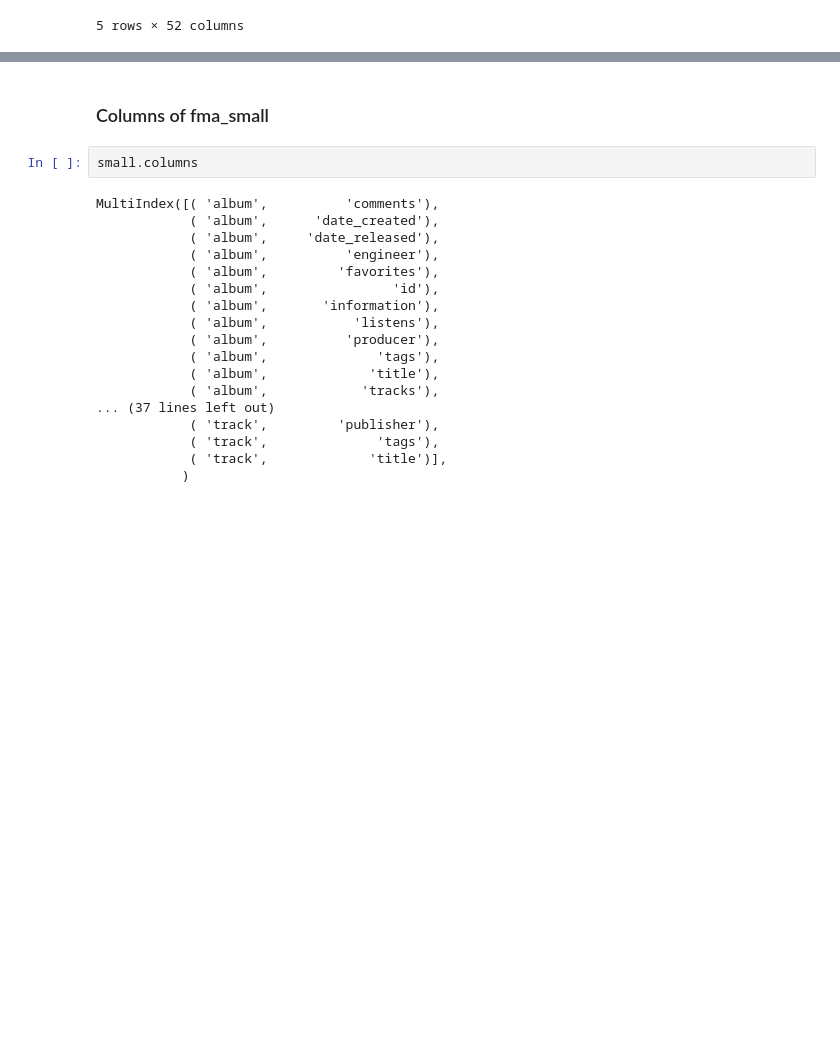
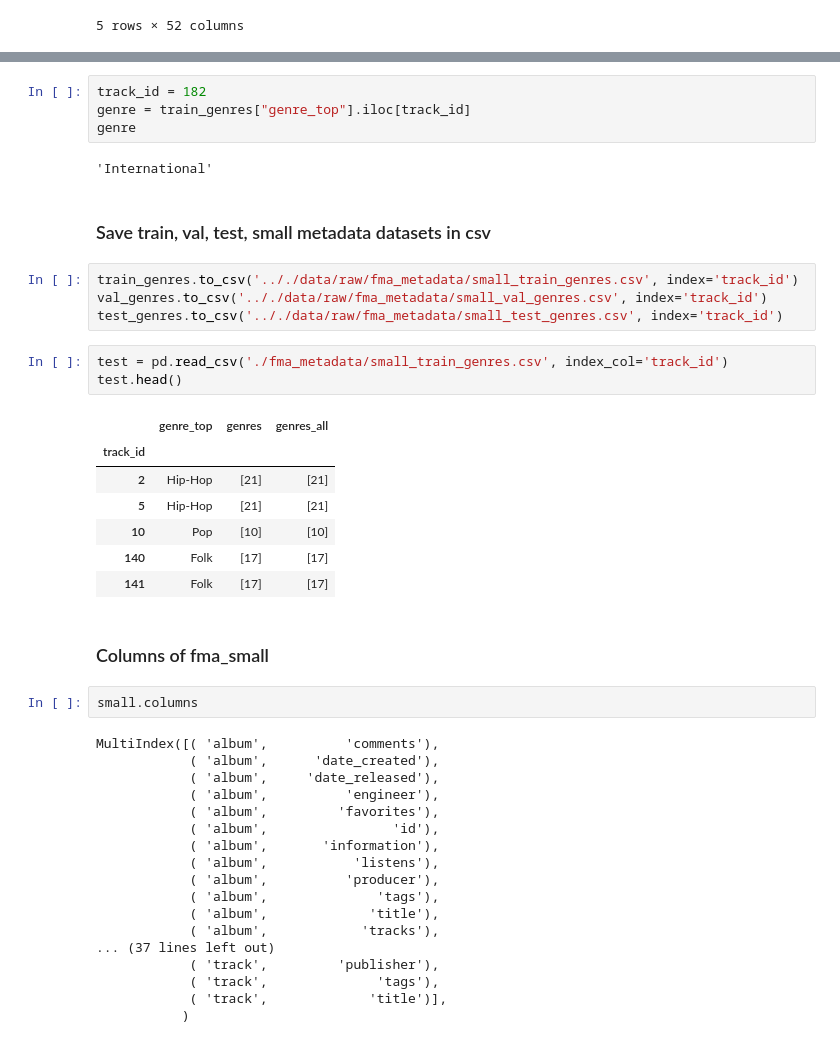
Before and after one commit to Glttr/Deep_learning_FMA, a Jupyter notebook: notebooks/1_exploration.ipynb, the cells around one changed output, grey strips where cells are left out. Cells and saved outputs as stored; diff of their text form; blank space fills up the shorter version.

```diff
--- a/notebooks/1_exploration.ipynb
+++ b/notebooks/1_exploration.ipynb
@@ -110,3 +199,26 @@ small.head()
+# %%
+track_id = 182
+genre = train_genres["genre_top"].iloc[track_id]
+genre
+# %% [output]
+'International'
+# %% [markdown]
+### Save train, val, test, small metadata datasets in csv
+# %%
+train_genres.to_csv('.././data/raw/fma_metadata/small_train_genres.csv', index='track_id')
+val_genres.to_csv('.././data/raw/fma_metadata/small_val_genres.csv', index='track_id')
+test_genres.to_csv('.././data/raw/fma_metadata/small_test_genres.csv', index='track_id')
+# %%
+test = pd.read_csv('./fma_metadata/small_train_genres.csv', index_col='track_id')
+test.head()
+# %% [output]
+|  | genre_top | genres | genres_all |
+| track_id |  |  |  |
+| 2 | Hip-Hop | [21] | [21] |
+| 5 | Hip-Hop | [21] | [21] |
+| 10 | Pop | [10] | [10] |
+| 140 | Folk | [17] | [17] |
+| 141 | Folk | [17] | [17] |
 # %% [markdown]
 ### Columns of fma_small
 # %%
```
Also changed, not shown: parts of 15 cells of this notebook, 4 other files.
